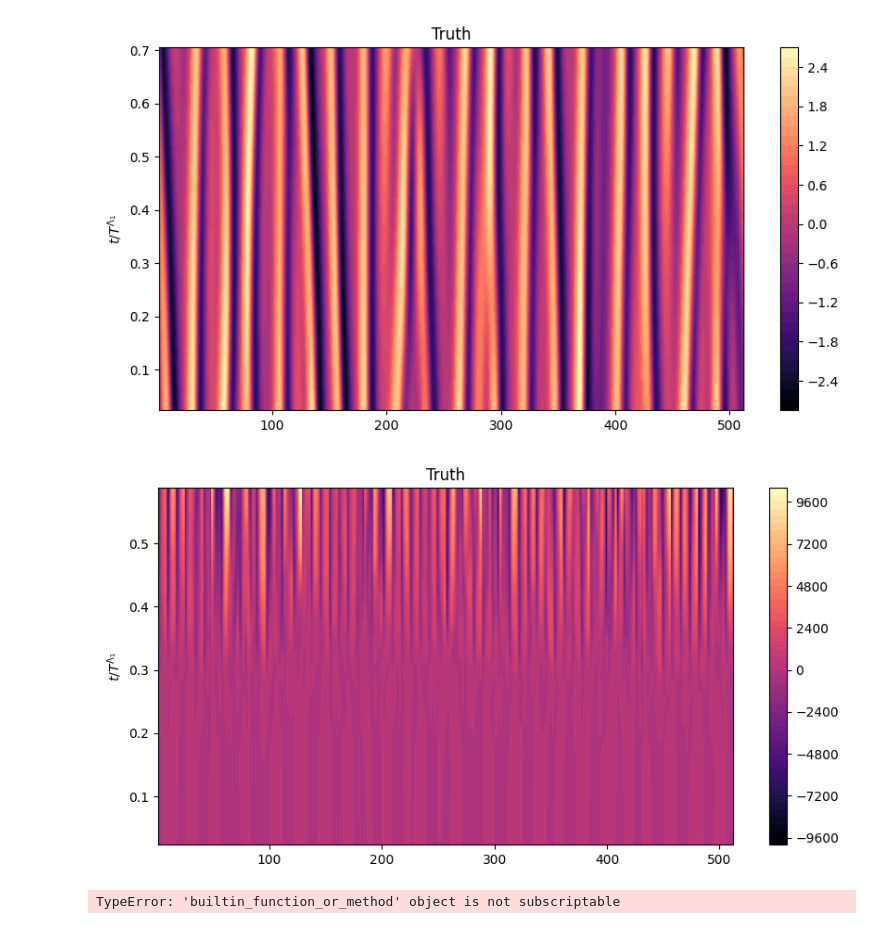
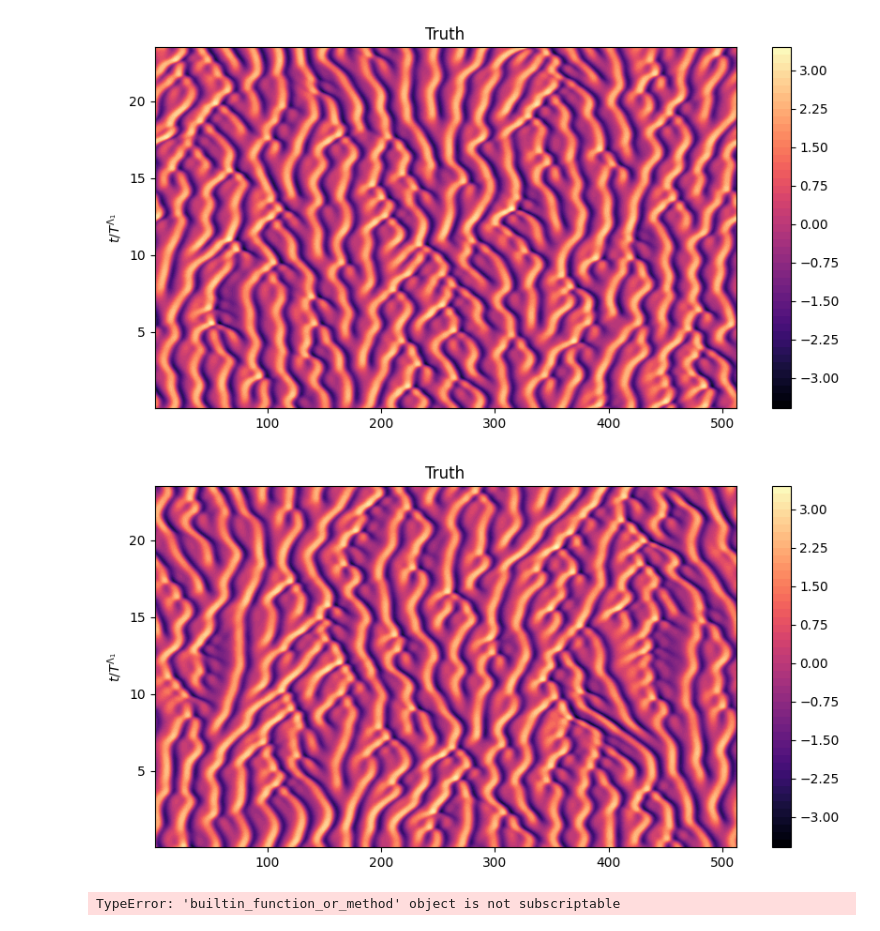
Before and after one commit to pinakm9/DeepRFM, a Jupyter notebook: notebooks/test.ipynb, the cells around one changed output. Drawn from its saved outputs; the diff is of its cells as text; code cells hidden in the pictures.

```diff
--- a/notebooks/test.ipynb
+++ b/notebooks/test.ipynb
@@ -88,11 +55,13 @@ for D_r, B in [[512, 1], [1024, 1], [2048, 1], [4096, 1], [8192, 1], [16384, 1]]
 # %%
-ut.waterfall(Vo[0][:,:30], levels=50,  **kwargs)
+i = np.random.randint(100000-1000)
+ut.waterfall(Uo[:, i:i+1000], filename="KS-200-train-partial", levels=50,  **kwargs)
 # %% [output]
-[figure, old version]
+[figure, new version]
 # %%
-ut.waterfall(eval[:, :25], levels=50,  **kwargs)
+i = np.random.randint(100)
+ut.waterfall(Vo[i], filename="KS-200-test", levels=50,  **kwargs)
 # %% [output]
-[figure, old version]
+[figure, new version]
 # %%
 D, l, t = 512, 1, 5
 plt.plot(range(D), Uo[:, t], label="Truth")
```
Also changed, not shown: parts of 3 cells of this notebook, 1 other file.
